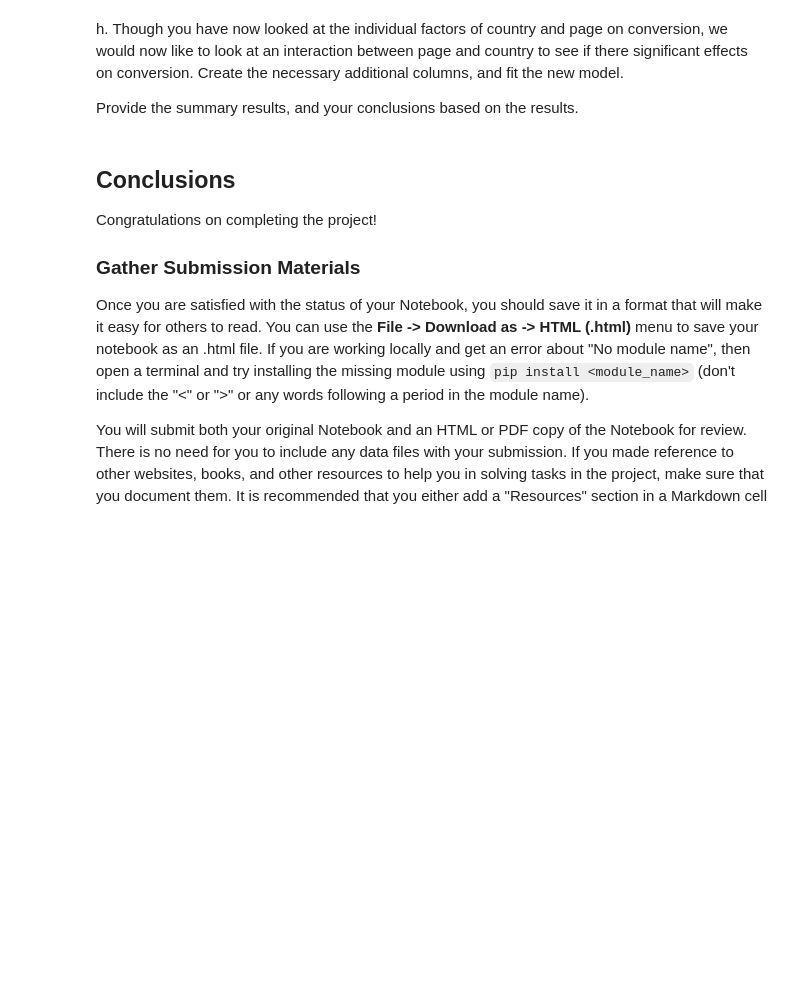
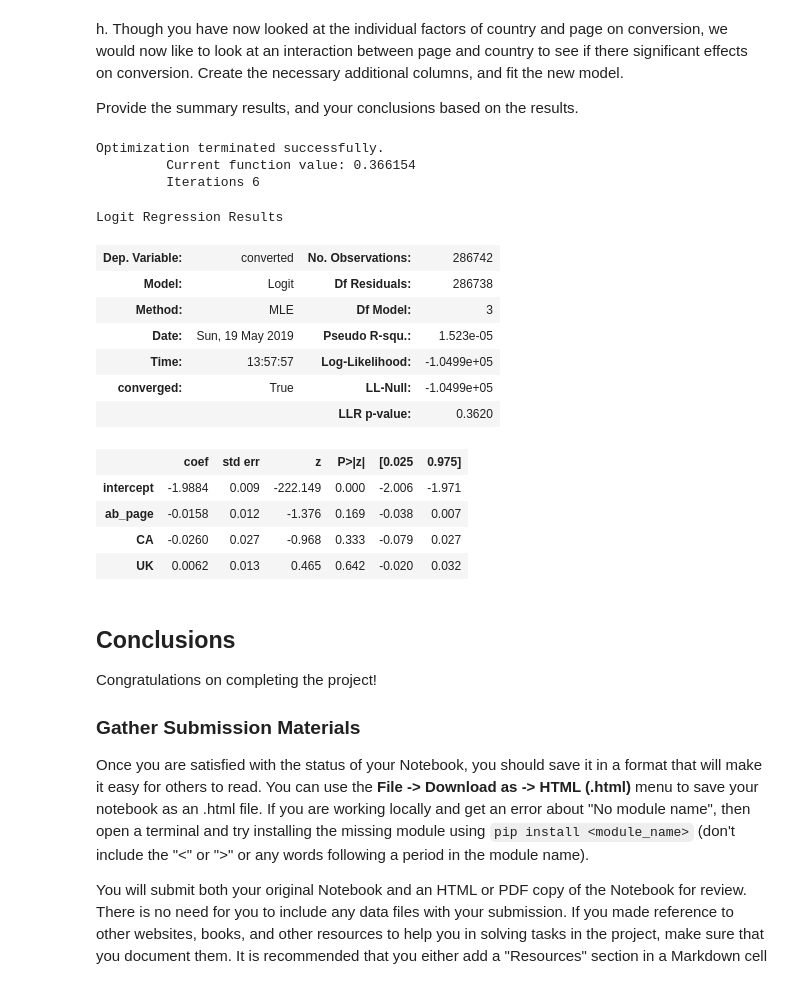
Before and after one commit to kennethn/data-analyst-nanodegree, a Jupyter notebook: 3_Analyze_AB_Test_Results/3_Analyze_AB_Test_Results.ipynb, the cells around one changed output. Cells and saved outputs as stored; diff of their text form; code cells hidden in the pictures; blank space fills up the shorter version.

```diff
--- a/3_Analyze_AB_Test_Results/3_Analyze_AB_Test_Results.ipynb
+++ b/3_Analyze_AB_Test_Results/3_Analyze_AB_Test_Results.ipynb
@@ -496,3 +521,7 @@ df_new = countries_df.set_index('user_id').join(df2.set_index('user_id'), how='i
+# %%
+# There are some NaN in the data which caused the regression to
+# fail, so I'm going to drop them first
+df_new = df_new.dropna()
 # %% [markdown]
 h. Though you have now looked at the individual factors of country and page on conversion, we would now like to look at an interaction between page and country to see if there significant effects on conversion.  Create the necessary additional columns, and fit the new model.
 
@@ -502,3 +529,24 @@ Provide the summary results, and your conclusions based on the results.
+# %%
+mlr = sm.Logit(df_new['converted'], df_new[['intercept', 'ab_page', 'CA', 'UK']])
+results_mlr = mlr.fit()
+results_mlr.summary()
+# %% [output]
+Optimization terminated successfully.
+         Current function value: 0.366154
+         Iterations 6
+Logit Regression Results
+| Dep. Variable: | converted | No. Observations: | 286742 |
+| Model: | Logit | Df Residuals: | 286738 |
+| Method: | MLE | Df Model: | 3 |
+| Date: | Sun, 19 May 2019 | Pseudo R-squ.: | 1.523e-05 |
+| Time: | 13:57:57 | Log-Likelihood: | -1.0499e+05 |
+| converged: | True | LL-Null: | -1.0499e+05 |
+|  |  | LLR p-value: | 0.3620 |
+|  | coef | std err | z | P>|z| | [0.025 | 0.975] |
+| intercept | -1.9884 | 0.009 | -222.149 | 0.000 | -2.006 | -1.971 |
+| ab_page | -0.0158 | 0.012 | -1.376 | 0.169 | -0.038 | 0.007 |
+| CA | -0.0260 | 0.027 | -0.968 | 0.333 | -0.079 | 0.027 |
+| UK | 0.0062 | 0.013 | 0.465 | 0.642 | -0.020 | 0.032 |
 # %% [markdown]
 <a id='conclusions'></a>
 ## Conclusions
```
Also changed, not shown: parts of 6 cells of this notebook.
